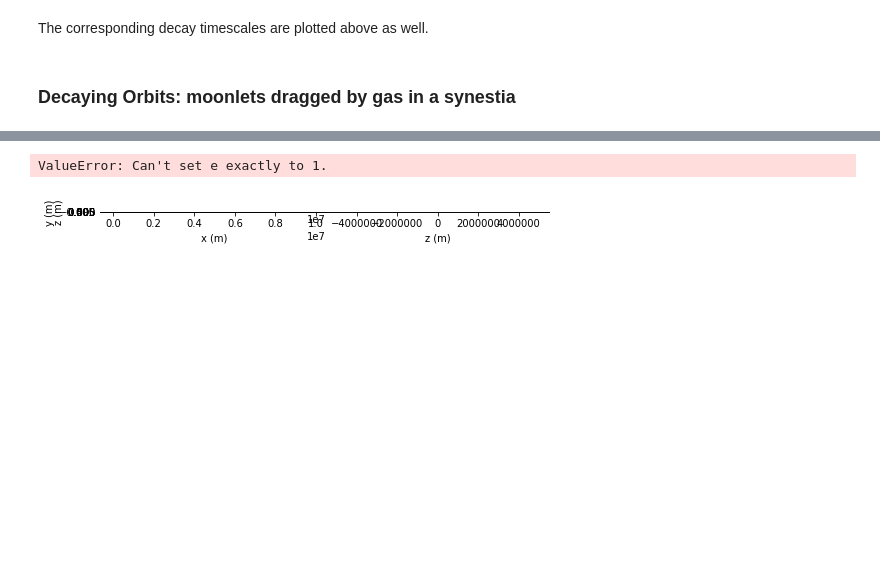
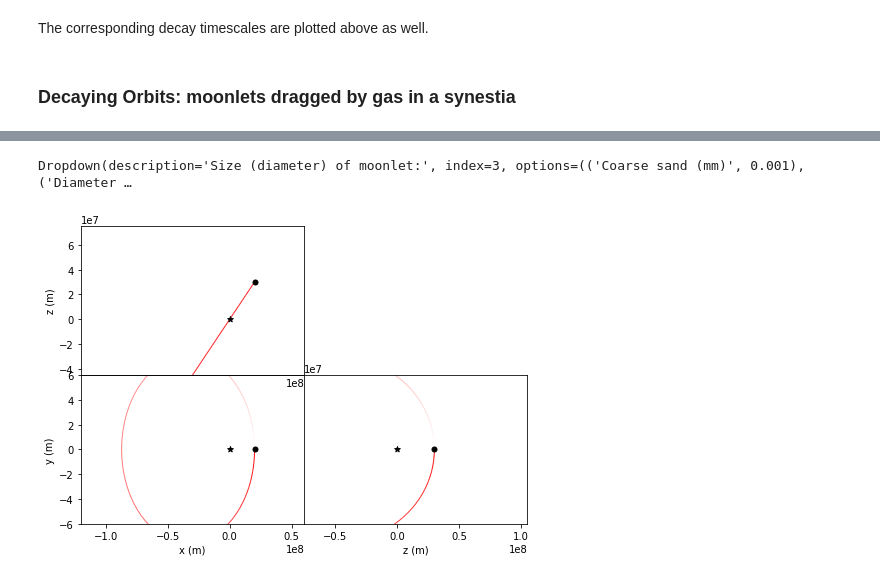
Before and after one commit to gohollyo/Synestia, a Jupyter notebook: 05MoonFormationInSynestias.ipynb, the cells around one changed output, grey strips where cells are left out. Drawn from its saved outputs; the diff is of its cells as text; code cells hidden in the pictures; blank space fills up the shorter version.

Commit message:
Day 3 Wk 2 non interactive gas drag function working for 1 orbit, overlay J2 function with Keplerian orbit but J2 not right, basic density and gas velocity functions

```diff
--- a/05MoonFormationInSynestias.ipynb
+++ b/05MoonFormationInSynestias.ipynb
@@ -181,15 +201,16 @@ TypeError: 'int' object is not subscriptable
 # %%
 import math
 import numpy as np
-Mass_syn=1e26#np.sum(synfits.SNAP_CukStewart.m) #Earth mass synestia in kg
-def drag(reb_sim,m_p,r_p,s_p,rho_g,v_rel):
+Mass_syn=np.sum(synfits.SNAP_CukStewart.m) #Earth mass synestia in kg
+def drag(reb_sim):
     #drag coefficient is 2 in potential Moon-forming synestias
-    rho_g=7.15 #kg/m^3 const for now
-    v_body=(reb_sim.contents.particles[1].vx**2 + reb_sim.contents.particles[1].vy**2 + reb_sim.contents.particles[1].vz**2)**0.5
-    s=(reb_sim.contents.particles[1].x**2 + reb_sim.contents.particles[1].y**2)**0.5
-    v_g=0.01*(10.**(0.15599001870969695*np.log10(s) - 1.6401471197424731))*(reb_sim.G*Mass_syn/s)**0.5
+    ps=reb_sim.particles
+    v_body=(ps[1].vx**2 + ps[1].vy**2 + ps[1].vz**2)**0.5
+    s=(ps[1].x**2 + ps[1].y**2)**0.5
+    rho_g=1000.*np.exp(-s/10e6)*np.exp(-z/10e6) #kg/m^3
+    v_g=0.95*(reb_sim.G*Mass_syn/s)**0.5#(10.**(0.15599001870969695*np.log10(s) - 1.6401471197424731))*((reb_sim.G*Mass_syn/s)**0.5)
     v_rel=v_body-v_g
-    v_gx=-v_g*reb_sim.contents.particles[1].y/s
-    v_gy=v_g*reb_sim.contents.particles[1].x/s
+    v_gx=-v_g*ps[1].y/s
+    v_gy=v_g*ps[1].x/s
     #assumption: speed of gas in z, v_gz, will be zero for synestia in hydrostatic equilibrium
-    factor = math.pi*reb_sim.contents.particles[1].r*reb_sim.contents.particles[1].r*rho_g*v_rel/reb_sim.contents.particles[1].m
+    factor = math.pi*ps[1].r*ps[1].r*rho_g*v_rel/ps[1].m
@@ -197,34 +218,47 @@ def drag(reb_sim,m_p,r_p,s_p,rho_g,v_rel):
-    reb_sim.contents.particles[1].ax -= (reb_sim.contents.particles[1].vx - v_gx)*factor
-    reb_sim.contents.particles[1].ax -= (reb_sim.contents.particles[1].vy - v_gy)*factor
-    reb_sim.contents.particles[1].ax -= reb_sim.contents.particles[1].vz*factor
+    ps[1].ax -= (ps[1].vx - v_gx)*factor
+    ps[1].ax -= (ps[1].vy - v_gy)*factor
+    ps[1].ax -= ps[1].vz*factor
 
 #def pltdrag(r0,x0,y0,z0)
-r0=1.
-x0=10e6
-y0=10e6
-z0=0.
+G_hr=(6.674e-11)*(3600**2) #gravitational constant converted to m^3 kg^-1 hr^-2
+r0=1e3 #m
+m0=4.*math.pi*dens*(r0**3)/3. #kg
+x0=20e6
+y0=0
+z0=30e6
+s0=(x0**2 + y0**2)**0.5
+v_gas=0.95*(G_hr*Mass_syn/s0)**0.5#0.01*(10.**(0.15599001870969695*np.log10(s0) - 1.6401471197424731))*((G_hr*Mass_syn/s0)**0.5)
+vx0=-v_gas*y0/s0
+vy0=v_gas*x0/s0
 sim_drag = rebound.Simulation() #start simulation
 sim_drag.units = ('Hr', 'M', 'Kg') #use SI units
 sim_drag.integrator = "ias15"
 sim_drag.add(m=Mass_syn) #add central body
-sim_drag.add(m=1.,r=r0,x=x0,z=z0,vx=0.03,vy=0.03,vz=0) #add moonlet to simulation
+sim_drag.add(m=m0,r=r0) #add moonlet to simulation
+ps_drag = sim_drag.particles
+ps_drag[1].x=x0
+ps_drag[1].y=y0
+ps_drag[1].z=z0
+ps_drag[1].vx=vx0
+ps_drag[1].vy=vy0
+ps_drag[1].vz=0
 sim_drag.additional_forces = drag
 sim_drag.force_is_velocity_dependent = 1
 sim_drag.exit_min_distance = 7e6 #m
 fig,ax_main,ax_sub1,ax_sub2 = rebound.OrbitPlot(sim_drag,slices=1,xlim=[-120000000,60000000],ylim=[-60000000,60000000],unitlabel='(m)',color=True)
 
 widgets.Dropdown(
     options=[('Coarse sand (mm)', 1.e-3),
              ('Diameter of a belly button (cm)', 1.e-2),
              ('Coconut (dm)', 0.1),
              ('Cow (m)', 1.),
              ('230 story building (km)', 1.e3),
              ('Width of the United States (Mm)', 1.e6),
              ('The Moon (3.5 Mm)', 3.5e6)],
     value=1,
     description='Size (diameter) of moonlet:',
     style=style
 )
 # %% [output]
-ValueError: Can't set e exactly to 1.
+Dropdown(description='Size (diameter) of moonlet:', index=3, options=(('Coarse sand (mm)', 0.001), ('Diameter …
-[figure, old version]
+[figure, new version]
```
Also changed, not shown: parts of 8 cells of this notebook, 1 other file.
